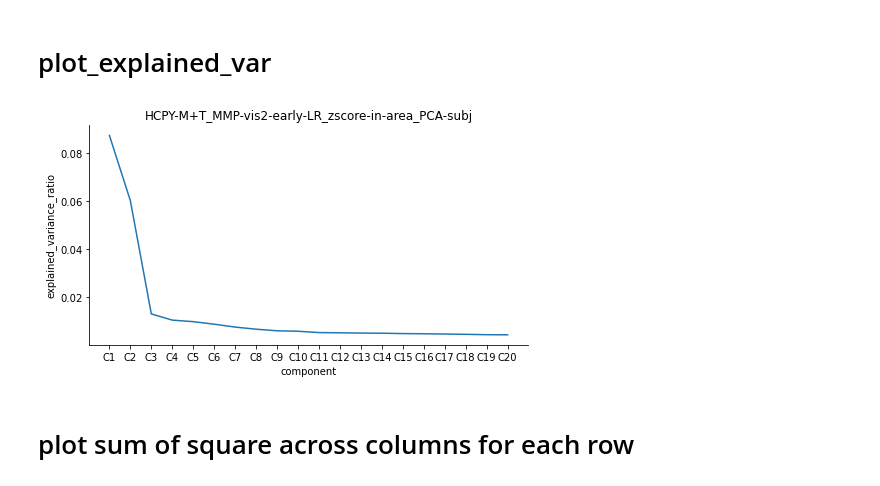
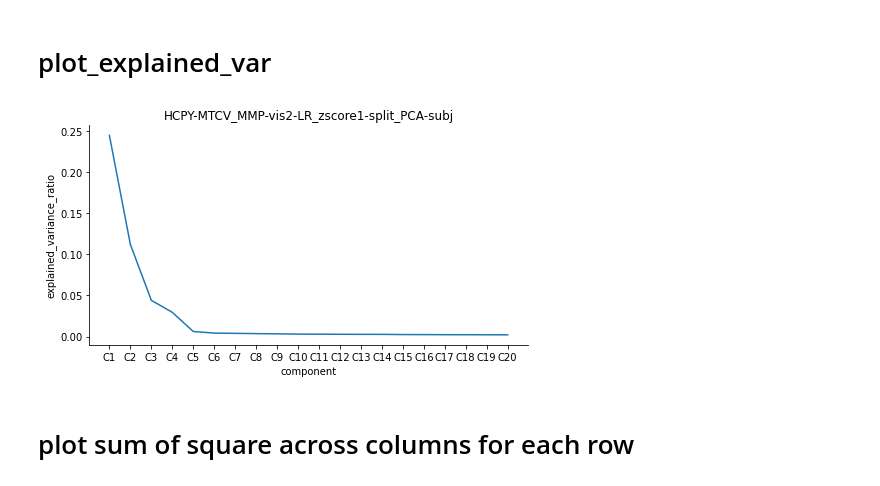
Before and after one commit to BNUCNL/nibrain, a Jupyter notebook: cxy_visual_dev/scripts/plot_decomposition.ipynb, the cells around one changed output. Drawn from its saved outputs; the diff is of its cells as text; code cells hidden in the pictures.

```diff
--- a/cxy_visual_dev/scripts/plot_decomposition.ipynb
+++ b/cxy_visual_dev/scripts/plot_decomposition.ipynb
@@ -40,12 +40,12 @@ def plot_explained_var(pca_file, components=None, figsize=None, out_file=None):
         plt.savefig(out_file)
 # %%
 plot_explained_var(
-    pca_file=pjoin(anal_dir, 'decomposition/HCPY-M+T_MMP-vis2-early-LR_zscore-in-area_PCA-subj.pkl'),
+    pca_file=pjoin(anal_dir, 'decomposition/HCPY-MTCV_MMP-vis2-LR_zscore1-split_PCA-subj.pkl'),
     components=None, figsize=(7, 4),
-    out_file=pjoin(work_dir, 'HCPY-M+T_MMP-vis2-early-LR_zscore-in-area_PCA-subj.jpg')
+    out_file=pjoin(work_dir, 'HCPY-MTCV_MMP-vis2-LR_zscore1-split_PCA-subj.jpg')
 )
 # %% [output]
-[figure, old version]
+[figure, new version]
 # %% [markdown]
 # plot sum of square across columns for each row
 # %%
```
Also changed, not shown: 3 other files.
